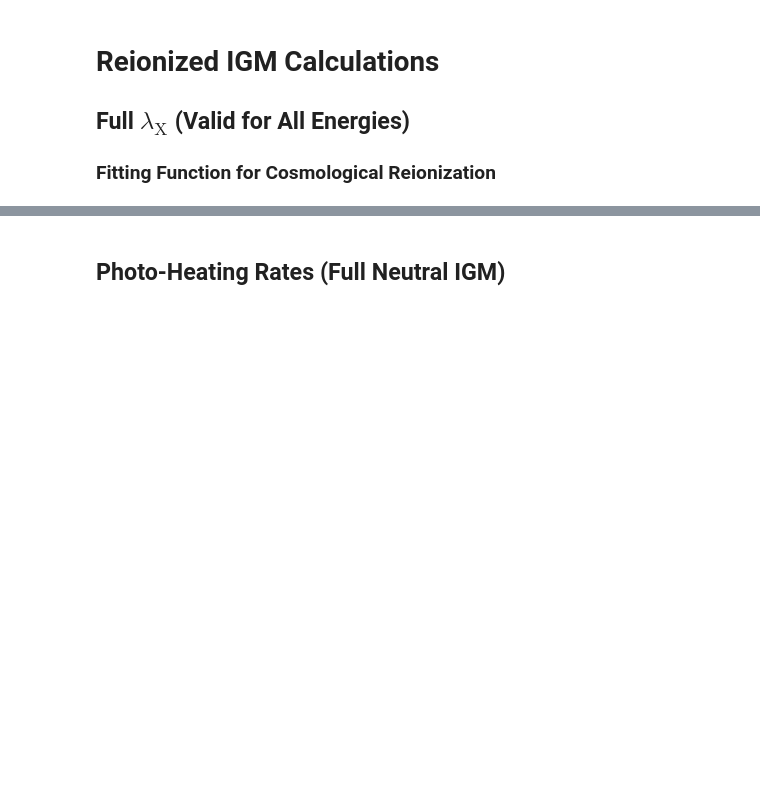
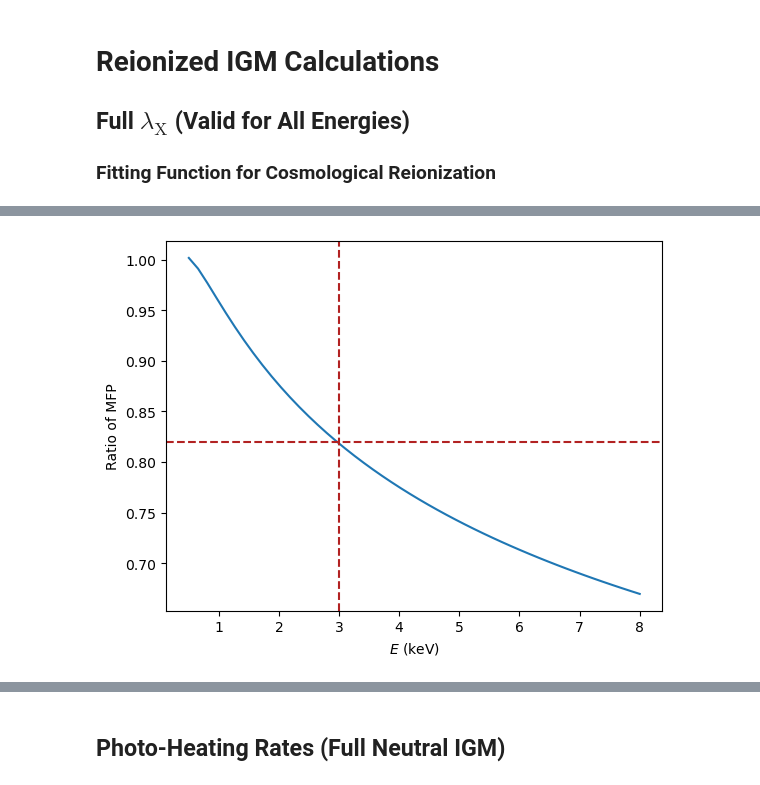
Before and after one commit to ysvaditya05/Galaxy-Formation, a Jupyter notebook: Notebooks/XRay_Heating.ipynb, the cells around one changed output, grey strips where cells are left out. Drawn from its saved outputs; the diff is of its cells as text; code cells hidden in the pictures; blank space fills up the shorter version.

```diff
--- a/Notebooks/XRay_Heating.ipynb
+++ b/Notebooks/XRay_Heating.ipynb
@@ -1259,11 +1300,31 @@ plt.plot(E_range, Lambda_neutralSigma_valsE)
 # %%
 Lambda_vals_ratio = Lambda_neutralSigma_valsE / Lambda_FullSigma_valsE
 
 plt.plot(E_range, Lambda_vals_ratio)
 plt.axhline(0.82, ls = '--', color = r'firebrick')
 plt.axvline(3, ls = '--', color = r'firebrick')
 plt.ylabel(r'Ratio of MFP')
 plt.xlabel(r'$E$ (keV)')
+
+"""
+
+# Folder where you want to save the figure
+save_dir = "/mnt/windows/Linux_Wind_Shared/GalaxyFormation_FullProject/Figures/XRay_Heating"
+
+# Create folder if it doesn't exist
+os.makedirs(save_dir, exist_ok=True)
+
+# Full path to output file
+save_path = os.path.join(save_dir, "MFP_Ratios.png")
+
+# Save figure
+plt.savefig(save_path, dpi=300, bbox_inches="tight")
+
+"""
+
+plt.show()
+# %% [output]
+[figure, added]
 # %%
 def Tau_X_integrand_FullSigma(E_prime, z_b, z_p): #Dummy variable of integration
     c_val = (3 * 10 ** 5) * 3.154 * 10 ** 7 #speed of light in km/yr
```
Also changed, not shown: parts of 25 cells of this notebook, 1 other file.
